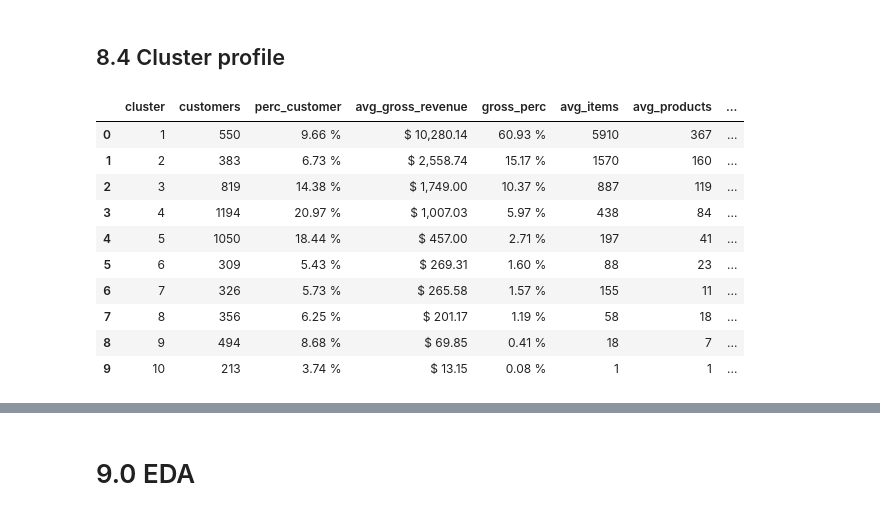
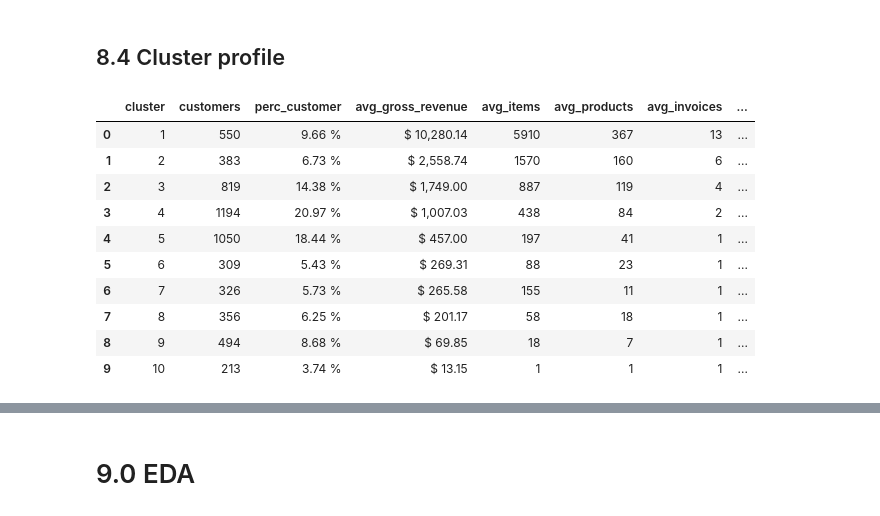
Before and after one commit to Eduardo-95-DS/Insiders-clustering, a Jupyter notebook: notebooks/look_8-ear-business-questions.ipynb, the cells around one changed output, grey strips where cells are left out. Saved outputs shown, nothing was run; the diff lists cells and outputs as text; code cells hidden in the pictures.

```diff
--- a/notebooks/look_8-ear-business-questions.ipynb
+++ b/notebooks/look_8-ear-business-questions.ipynb
@@ -1353,23 +1353,14 @@ df_cluster = df8[['customer_id', 'cluster']].groupby('cluster').count().reset_in
 df_cluster['perc_customer'] = 100*(df_cluster['customer_id'] / df_cluster['customer_id'].sum())
 df_cluster['perc_customer']=df_cluster['perc_customer'].map('{:,.2f} %'.format)
 
-# # Total Gross revenue
-# df_gross_revenue = df8[['gross_revenue', 'cluster']].groupby('cluster').sum().reset_index()
-# df_cluster = pd.merge(df_cluster, df_gross_revenue, how='inner', on='cluster')
-
 # Avg Gross revenue
 df_avg_gross_revenue = df8[['gross_revenue', 'cluster']].groupby('cluster').mean().reset_index()
 df_avg_gross_revenue=df_avg_gross_revenue.rename(columns={'gross_revenue':'avg_gross_revenue'})
 df_cluster = pd.merge(df_cluster, df_avg_gross_revenue, how='inner', on='cluster')
 
-# Gross revenue percentual
-df_cluster['gross_perc'] = 100*(df_cluster['avg_gross_revenue'] / df_cluster['avg_gross_revenue'].sum())
-df_cluster['gross_perc']=df_cluster['gross_perc'].map('{:,.2f} %'.format)
-
-# # Total items
-# df_items = df8[['items', 'cluster']].groupby('cluster').sum().reset_index()
-# df_cluster = pd.merge(df_cluster, df_items, how='inner', on='cluster')
-# df_cluster['items']=df_cluster['items'].astype(int)
+# # Gross revenue percentual
+# df_cluster['gross_perc'] = 100*(df_cluster['avg_gross_revenue'] / df_cluster['avg_gross_revenue'].sum())
+# df_cluster['gross_perc']=df_cluster['gross_perc'].map('{:,.2f} %'.format)
 
 # Avg items
 df_items = df8[['items', 'cluster']].groupby('cluster').mean().reset_index()
@@ -1377,22 +1368,11 @@ df_items=df_items.rename(columns={'items':'avg_items'})
 df_cluster = pd.merge(df_cluster, df_items, how='inner', on='cluster')
 df_cluster['avg_items']=df_cluster['avg_items'].astype(int)
 
-# # Total products
-# df_products = df8[['products', 'cluster']].groupby('cluster').sum().reset_index()
-# df_cluster = pd.merge(df_cluster, df_products, how='inner', on='cluster')
-# df_cluster['products']=df_cluster['products'].astype(int)
-
 # Avg products
 df_products = df8[['products', 'cluster']].groupby('cluster').mean().reset_index()
 df_products=df_products.rename(columns={'products':'avg_products'})
 df_cluster = pd.merge(df_cluster, df_products, how='inner', on='cluster')
 df_cluster['avg_products']=df_cluster['avg_products'].astype(int)
-
-# # Total invoice_no
-# df_invoice_no = df8[['total_invoices', 'cluster']].groupby('cluster').sum().reset_index()
-# df_cluster = pd.merge(df_cluster, df_invoice_no, how='inner', on='cluster')
-# df_cluster['total_invoices']=df_cluster['total_invoices'].astype(int)
-# df_cluster=df_cluster.rename(columns={'total_invoices':'invoices'})
 
 # Avg invoice_no
 df_invoice_no = df8[['total_invoices', 'cluster']].groupby('cluster').mean().reset_index()
@@ -1420,42 +1400,43 @@ df_cluster['frequency']=df_cluster['frequency'].round(2)
 df_cluster=df_cluster.rename(columns={'frequency':'avg_frequency'})
 
 
 df_cluster=df_cluster.sort_values(['avg_gross_revenue'],ascending=False).reset_index(drop=True)
 
-# df_cluster['gross_revenue']=df_cluster['gross_revenue'].map('$ {:,.2f}'.format)
 df_cluster['avg_gross_revenue']=df_cluster['avg_gross_revenue'].map('$ {:,.2f}'.format)
 
 df_cluster=df_cluster.rename(columns={'customer_id':'customers'})
 
 df_cluster.loc[0:0,'cluster'] = 1
 df_cluster.loc[1:1,'cluster'] = 2
 df_cluster.loc[2:2,'cluster'] = 3
 
 rows=df_cluster.shape[0:1]
 rows=int(rows[0])
 
 if rows>3:
         df_cluster.loc[3:3,'cluster'] = 4
         df_cluster.loc[4:4,'cluster'] = 5
         df_cluster.loc[5:5,'cluster'] = 6
         df_cluster.loc[6:6,'cluster'] = 7
         df_cluster.loc[7:7,'cluster'] = 8
         df_cluster.loc[8:8,'cluster'] = 9
         df_cluster.loc[9:9,'cluster'] = 10
         df_cluster.loc[10:10,'cluster'] = 11
 else:
     None
 
+df_invoice_no=df_invoice_no.rename(columns={'total_invoices':'avg_invoices'})
+
 df_cluster
 # %% [output]
-|  | cluster | customers | perc_customer | avg_gross_revenue | gross_perc | avg_items | avg_products | ... |
-| 0 | 1 | 550 | 9.66 % | $ 10,280.14 | 60.93 % | 5910 | 367 | ... |
-| 1 | 2 | 383 | 6.73 % | $ 2,558.74 | 15.17 % | 1570 | 160 | ... |
-| 2 | 3 | 819 | 14.38 % | $ 1,749.00 | 10.37 % | 887 | 119 | ... |
-| 3 | 4 | 1194 | 20.97 % | $ 1,007.03 | 5.97 % | 438 | 84 | ... |
-| 4 | 5 | 1050 | 18.44 % | $ 457.00 | 2.71 % | 197 | 41 | ... |
-| 5 | 6 | 309 | 5.43 % | $ 269.31 | 1.60 % | 88 | 23 | ... |
-| 6 | 7 | 326 | 5.73 % | $ 265.58 | 1.57 % | 155 | 11 | ... |
-| 7 | 8 | 356 | 6.25 % | $ 201.17 | 1.19 % | 58 | 18 | ... |
-| 8 | 9 | 494 | 8.68 % | $ 69.85 | 0.41 % | 18 | 7 | ... |
-| 9 | 10 | 213 | 3.74 % | $ 13.15 | 0.08 % | 1 | 1 | ... |
+|  | cluster | customers | perc_customer | avg_gross_revenue | avg_items | avg_products | avg_invoices | ... |
+| 0 | 1 | 550 | 9.66 % | $ 10,280.14 | 5910 | 367 | 13 | ... |
+| 1 | 2 | 383 | 6.73 % | $ 2,558.74 | 1570 | 160 | 6 | ... |
+| 2 | 3 | 819 | 14.38 % | $ 1,749.00 | 887 | 119 | 4 | ... |
+| 3 | 4 | 1194 | 20.97 % | $ 1,007.03 | 438 | 84 | 2 | ... |
+| 4 | 5 | 1050 | 18.44 % | $ 457.00 | 197 | 41 | 1 | ... |
+| 5 | 6 | 309 | 5.43 % | $ 269.31 | 88 | 23 | 1 | ... |
+| 6 | 7 | 326 | 5.73 % | $ 265.58 | 155 | 11 | 1 | ... |
+| 7 | 8 | 356 | 6.25 % | $ 201.17 | 58 | 18 | 1 | ... |
+| 8 | 9 | 494 | 8.68 % | $ 69.85 | 18 | 7 | 1 | ... |
+| 9 | 10 | 213 | 3.74 % | $ 13.15 | 1 | 1 | 1 | ... |
```
Also changed, not shown: parts of 8 cells of this notebook, 2 other files.
